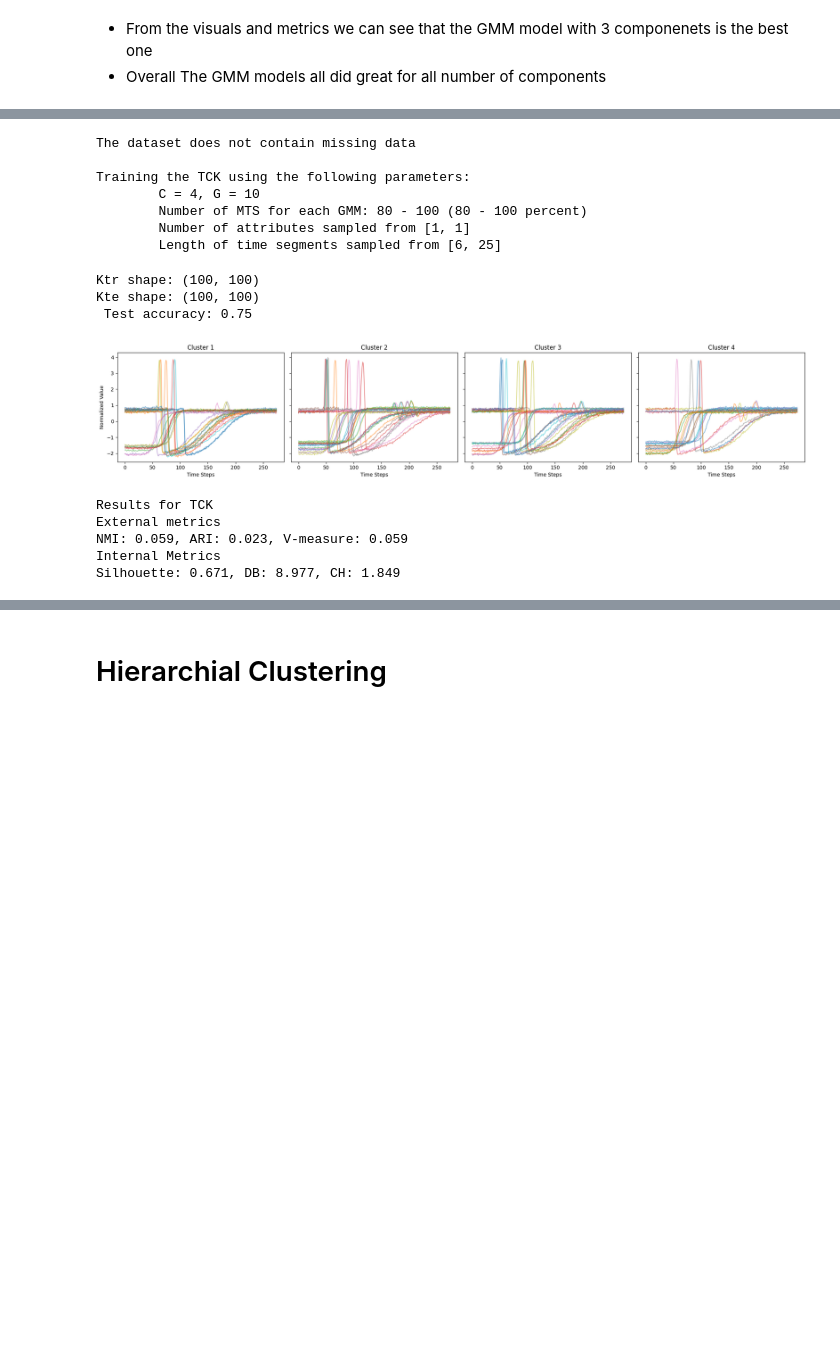
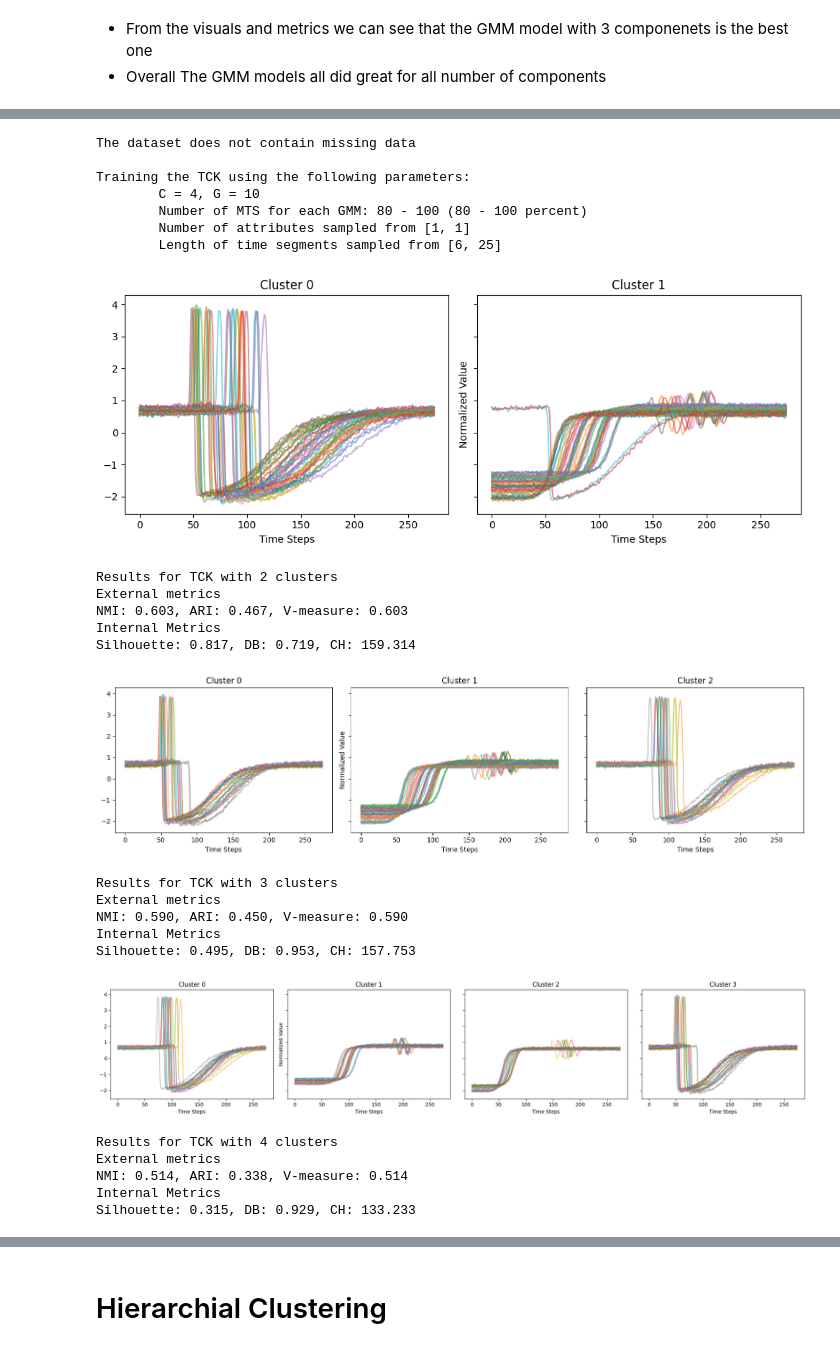
Before and after one commit to alienobserver/noble-scripts-task, a Jupyter notebook: noble-scripts-time-series-clustering.ipynb, the cells around one changed output, grey strips where cells are left out. Saved outputs shown, nothing was run; the diff lists cells and outputs as text; code cells hidden in the pictures; blank space fills up the shorter version.

```diff
--- a/noble-scripts-time-series-clustering.ipynb
+++ b/noble-scripts-time-series-clustering.ipynb
@@ -287,54 +287,59 @@ Silhouette: 0.671, DB: 0.885, CH: 142.641
 
 > TCK is based on an ensemble of Gaussian Mixture Models (GMMs) for time series. The GMMs use time-varying means to handle time dependencies and informative Bayesian priors to handle missing values. The similarity between two time series is proportional to the number of times they are assigned to the same mixtures.
 # %%
-# TCK model
+# Compute the full TCK kernel
 tck = TCK(G=10, C=4)
-Ktr = tck.fit(X_train).predict(mode='tr-tr')
-Kte = tck.predict(Xte=X_test, mode='tr-te').T
+K = tck.fit(X_train).predict(mode='tr-tr')
+tck_metrics = []
 
-print(f"Ktr shape: {Ktr.shape}\nKte shape: {Kte.shape}")
+# Cluster directly using the kernel
+for i in [2, 3, 4]:
+    clust = SpectralClustering(n_clusters=i, affinity='precomputed').fit_predict(K)
 
-# Train a SVM model to compute the clusters with time series cluster kernel
-clf = svm.SVC(kernel='precomputed').fit(Ktr, Y_train.ravel()) # Train
-Ypred = clf.predict(Kte) # Test
-print(f" Test accuracy: {accuracy_score(Y_test, Ypred):.2f}")
+    # Plot the clusters
+    fig, axes = plt.subplots(1, i, figsize=(5 * i, 4), sharey=True)
 
-# Plot the clusters
-n_clusters = len(set(Ypred))
-fig, axes = plt.subplots(1, n_clusters, figsize=(5 * n_clusters, 4), sharey=True)
+    for cluster_id, ax in zip(range(0, i), axes):
+        cluster_indices = np.where(clust == cluster_id)[0]
+        cluster_data = X_train_scaled[cluster_indices]
 
-for cluster_id, ax in zip(range(1, n_clusters + 1), axes):
-    cluster_indices = np.where(Ypred == cluster_id)[0]
-    cluster_data = X_train_scaled[cluster_indices]
+        for series in cluster_data:
+            ax.plot(series.ravel(), alpha=0.5)
 
-    for series in cluster_data:
-        ax.plot(series.ravel(), alpha=0.5)
+        ax.set_title(f"Cluster {cluster_id}")
+        ax.set_xlabel("Time Steps")
+        if cluster_id == 1:
+            ax.set_ylabel("Normalized Value")
 
-    ax.set_title(f"Cluster {cluster_id}")
-    ax.set_xlabel("Time Steps")
-    if cluster_id == 1:
-        ax.set_ylabel("Normalized Value")
+    plt.tight_layout()
+    plt.show()
 
-plt.tight_layout()
-plt.show()
-
-print("Results for TCK")
-tck_metrics = get_metrics(X_train_scaled.reshape(100, 275), Ypred, Y_train)
+    print(f"Results for TCK with {i} clusters")
+    tck_metrics.append(get_metrics(X_train_scaled.reshape(100, 275), clust, Y_train))
 # %% [output]
 The dataset does not contain missing data
 
 Training the TCK using the following parameters:
         C = 4, G = 10
         Number of MTS for each GMM: 80 - 100 (80 - 100 percent)
         Number of attributes sampled from [1, 1]
         Length of time segments sampled from [6, 25]
+[figure, new version]
-Ktr shape: (100, 100)
-Kte shape: (100, 100)
- Test accuracy: 0.75
+Results for TCK with 2 clusters
+External metrics
+NMI: 0.603, ARI: 0.467, V-measure: 0.603
+Internal Metrics
+Silhouette: 0.817, DB: 0.719, CH: 159.314
-[figure, old version]
+[figure, added]
-Results for TCK
+Results for TCK with 3 clusters
 External metrics
-NMI: 0.059, ARI: 0.023, V-measure: 0.059
+NMI: 0.590, ARI: 0.450, V-measure: 0.590
 Internal Metrics
-Silhouette: 0.671, DB: 8.977, CH: 1.849
+Silhouette: 0.495, DB: 0.953, CH: 157.753
+[figure, added]
+Results for TCK with 4 clusters
+External metrics
+NMI: 0.514, ARI: 0.338, V-measure: 0.514
+Internal Metrics
+Silhouette: 0.315, DB: 0.929, CH: 133.233
 # %% [markdown]
```
Also changed, not shown: parts of 12 cells of this notebook.
